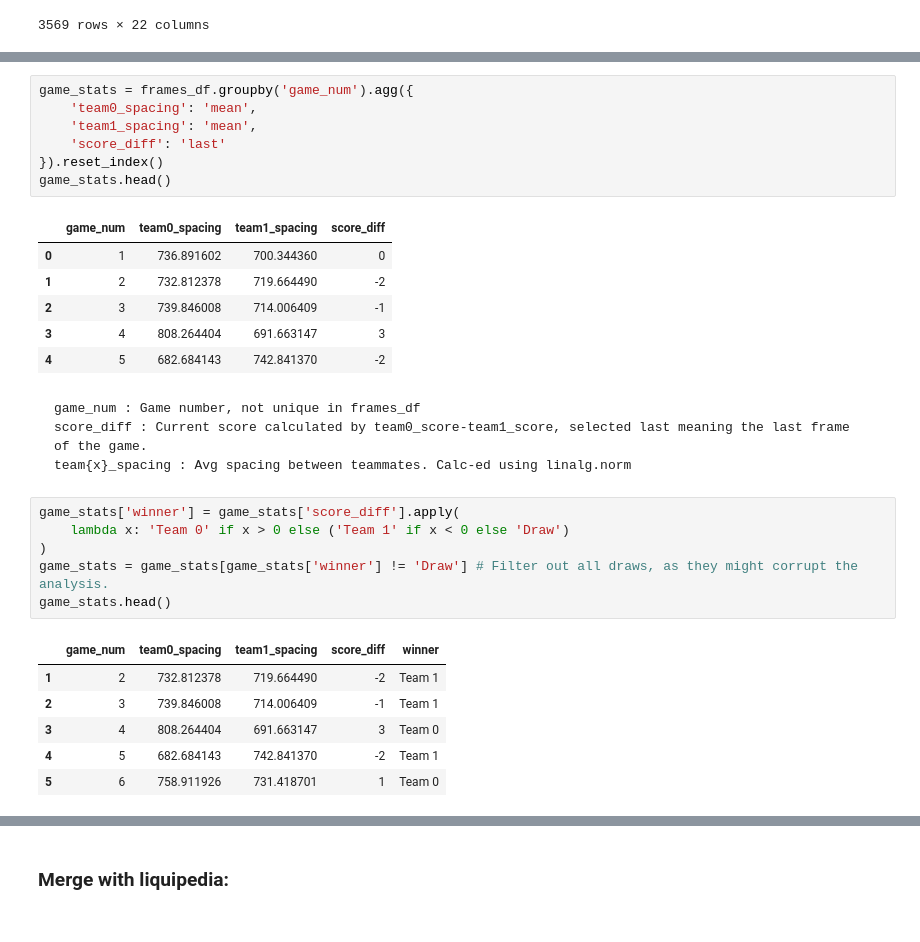
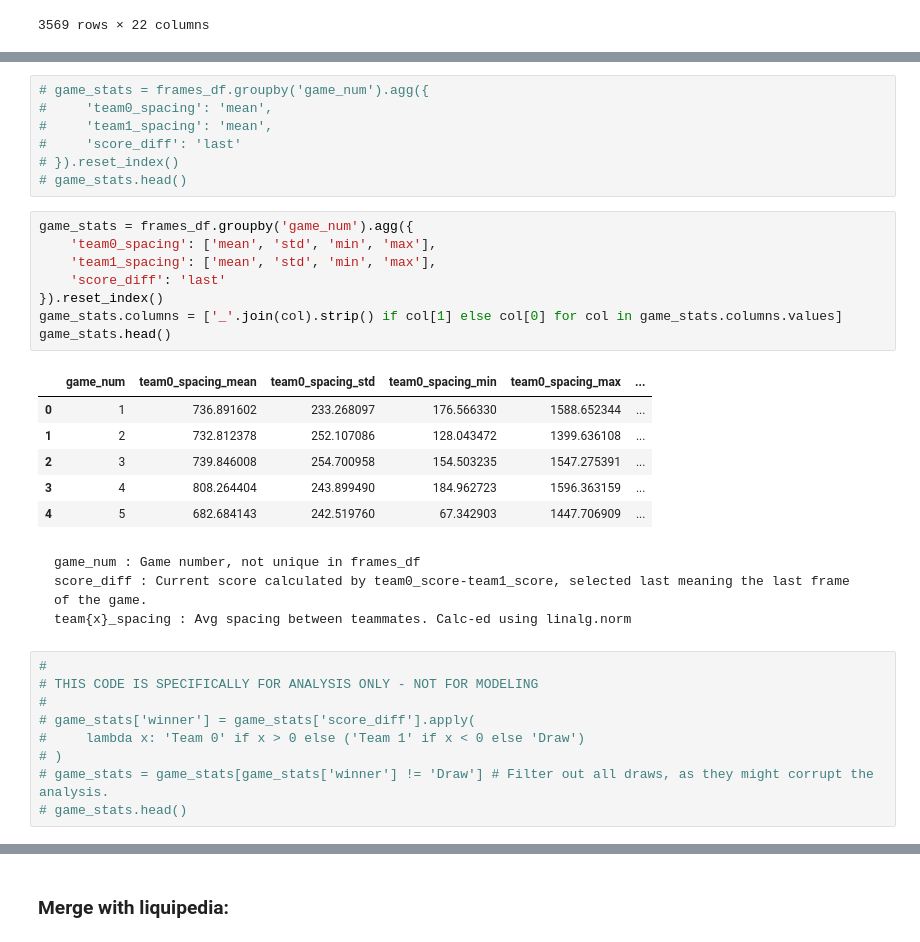
Before and after one commit to istadem2077/dsa210-project-rlcs, a Jupyter notebook: 2_analysis.ipynb, the cells around one changed output, grey strips where cells are left out. Saved outputs shown, nothing was run; the diff lists cells and outputs as text.

````diff
--- a/2_analysis.ipynb
+++ b/2_analysis.ipynb
@@ -115,19 +115,27 @@ games_df[games_df['game_num']==1]
 |  | game_num | game_id | filename | time | region | map | series_game_num | team0_name | team1_name | ... |
 | 0 | 1 | 567936BA445FB96A0A44D0ACA9E36EB6 | Split 1/Europe/Regional 1/1 Group... | 2025-01-10 10:11:04 | Europe | Stadium_P | 1 | 100% | SYNERGY | ... |
 # %%
-game_stats = frames_df.groupby('game_num').agg({
-    'team0_spacing': 'mean',
-    'team1_spacing': 'mean',
-    'score_diff': 'last'
-}).reset_index()
-game_stats.head()
+# game_stats = frames_df.groupby('game_num').agg({
+#     'team0_spacing': 'mean',
+#     'team1_spacing': 'mean',
+#     'score_diff': 'last'
+# }).reset_index()
+# game_stats.head()
-# %% [output]
-|  | game_num | team0_spacing | team1_spacing | score_diff |
-| 0 | 1 | 736.891602 | 700.344360 | 0 |
-| 1 | 2 | 732.812378 | 719.664490 | -2 |
-| 2 | 3 | 739.846008 | 714.006409 | -1 |
-| 3 | 4 | 808.264404 | 691.663147 | 3 |
-| 4 | 5 | 682.684143 | 742.841370 | -2 |
+# %%
+game_stats = frames_df.groupby('game_num').agg({
+    'team0_spacing': ['mean', 'std', 'min', 'max'],
+    'team1_spacing': ['mean', 'std', 'min', 'max'],
+    'score_diff': 'last'
+}).reset_index()
+game_stats.columns = ['_'.join(col).strip() if col[1] else col[0] for col in game_stats.columns.values]
+game_stats.head()
+# %% [output]
+|  | game_num | team0_spacing_mean | team0_spacing_std | team0_spacing_min | team0_spacing_max | ... |
+| 0 | 1 | 736.891602 | 233.268097 | 176.566330 | 1588.652344 | ... |
+| 1 | 2 | 732.812378 | 252.107086 | 128.043472 | 1399.636108 | ... |
+| 2 | 3 | 739.846008 | 254.700958 | 154.503235 | 1547.275391 | ... |
+| 3 | 4 | 808.264404 | 243.899490 | 184.962723 | 1596.363159 | ... |
+| 4 | 5 | 682.684143 | 242.519760 | 67.342903 | 1447.706909 | ... |
 # %% [markdown]
 ```
 game_num : Game number, not unique in frames_df
@@ -135,15 +143,11 @@ score_diff : Current score calculated by team0_score-team1_score, selected last
 team{x}_spacing : Avg spacing between teammates. Calc-ed using linalg.norm
 ```
 # %%
-game_stats['winner'] = game_stats['score_diff'].apply(
-    lambda x: 'Team 0' if x > 0 else ('Team 1' if x < 0 else 'Draw')
-)
-game_stats = game_stats[game_stats['winner'] != 'Draw'] # Filter out all draws, as they might corrupt the analysis.
-game_stats.head()
+#
+# THIS CODE IS SPECIFICALLY FOR ANALYSIS ONLY - NOT FOR MODELING
+#
+# game_stats['winner'] = game_stats['score_diff'].apply(
+#     lambda x: 'Team 0' if x > 0 else ('Team 1' if x < 0 else 'Draw')
+# )
+# game_stats = game_stats[game_stats['winner'] != 'Draw'] # Filter out all draws, as they might corrupt the analysis.
+# game_stats.head()
-# %% [output]
-|  | game_num | team0_spacing | team1_spacing | score_diff | winner |
-| 1 | 2 | 732.812378 | 719.664490 | -2 | Team 1 |
-| 2 | 3 | 739.846008 | 714.006409 | -1 | Team 1 |
-| 3 | 4 | 808.264404 | 691.663147 | 3 | Team 0 |
-| 4 | 5 | 682.684143 | 742.841370 | -2 | Team 1 |
-| 5 | 6 | 758.911926 | 731.418701 | 1 | Team 0 |
````
Also changed, not shown: parts of 5 cells of this notebook, 8 other files.
